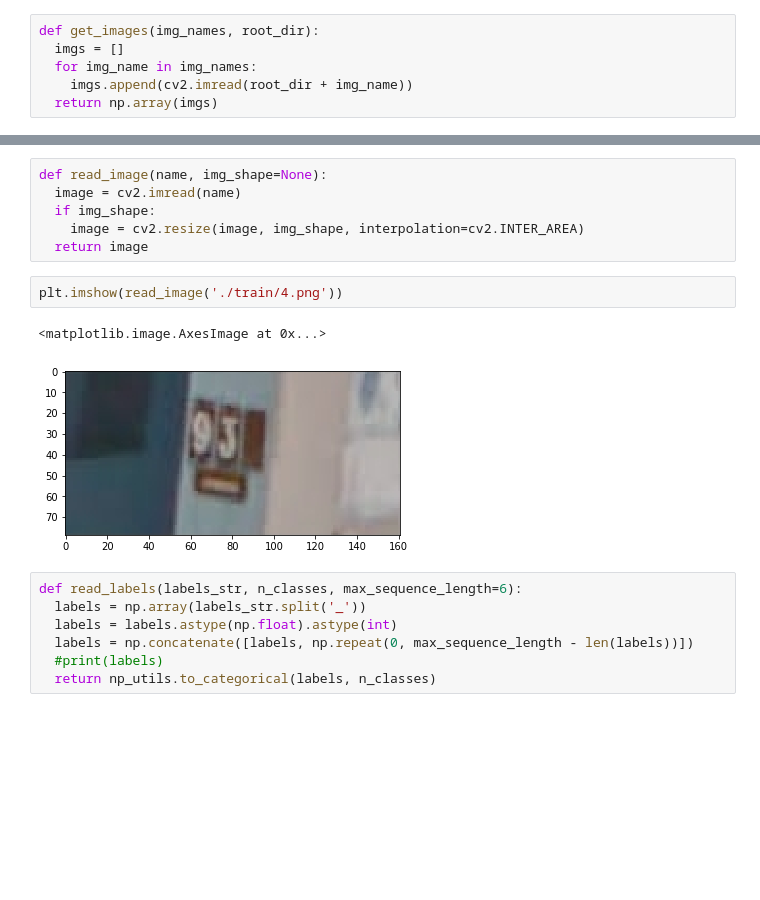
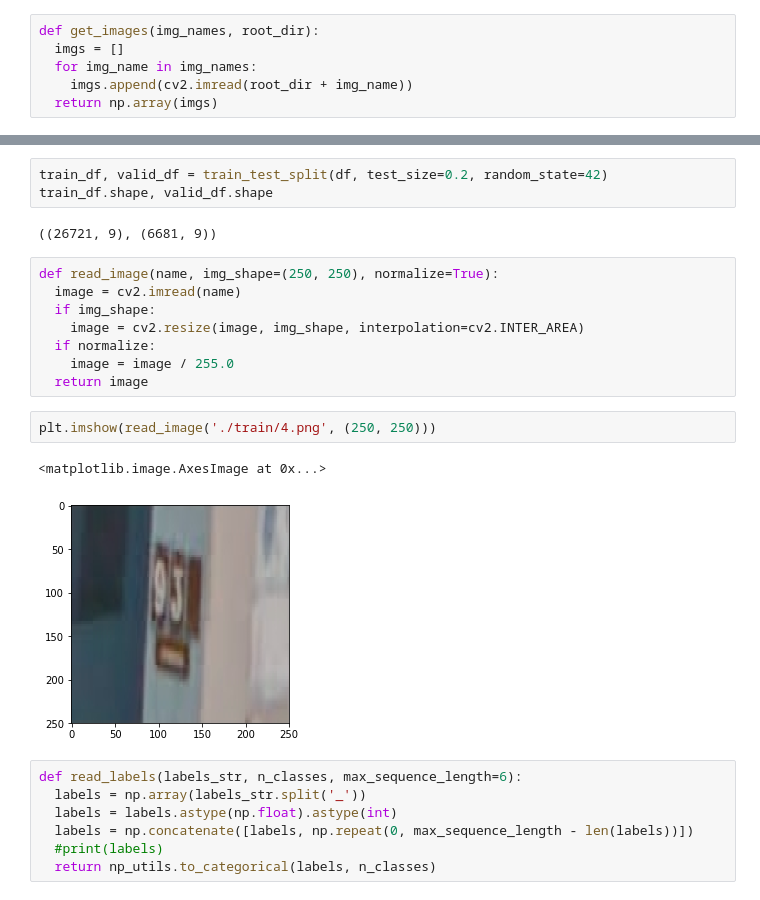
Before and after one commit to samiriff/MLND-digit-recognition, a Jupyter notebook: Copy_of_digit_recognition.ipynb, the cells around one changed output, grey strips where cells are left out. Saved outputs shown, nothing was run; the diff lists cells and outputs as text; blank space fills up the shorter version.

```diff
--- a/Copy_of_digit_recognition.ipynb
+++ b/Copy_of_digit_recognition.ipynb
@@ -1716,14 +1721,21 @@ n_classes = train_df['num_digits'].max() + 1
+# %%
+train_df, valid_df = train_test_split(df, test_size=0.2, random_state=42)
+train_df.shape, valid_df.shape
+# %% [output]
+((26721, 9), (6681, 9))
 # %%
-def read_image(name, img_shape=None):
+def read_image(name, img_shape=(250, 250), normalize=True):
   image = cv2.imread(name)
   if img_shape:
     image = cv2.resize(image, img_shape, interpolation=cv2.INTER_AREA)
+  if normalize:
+    image = image / 255.0
   return image
 # %%
-plt.imshow(read_image('./train/4.png'))
+plt.imshow(read_image('./train/4.png', (250, 250)))
 # %% [output]
 <matplotlib.image.AxesImage at 0x...>
-[figure, old version]
+[figure, new version]
 # %%
 def read_labels(labels_str, n_classes, max_sequence_length=6):
   labels = np.array(labels_str.split('_'))
```
Also changed, not shown: parts of 26 cells of this notebook.
